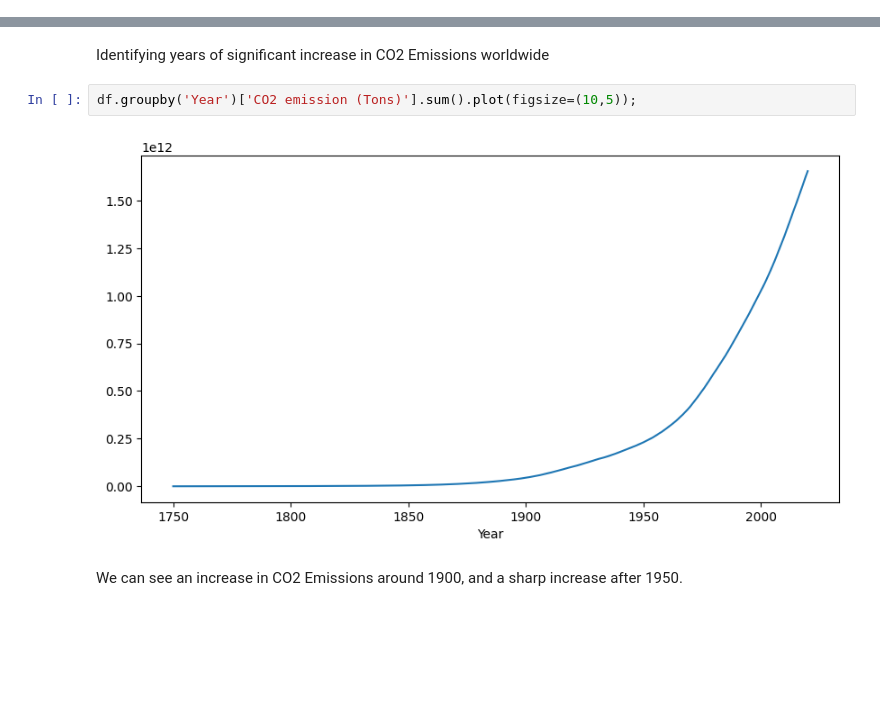
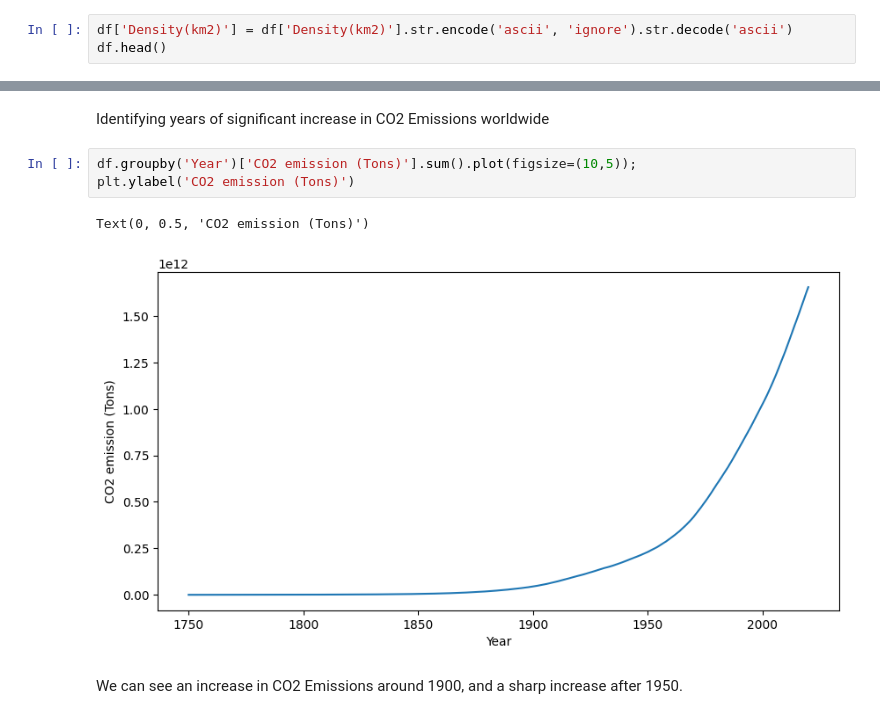
Before and after one commit to DanielBrechner/World-CO2-Emissions-Analysis, a Jupyter notebook: app.ipynb, the cells around one changed output, grey strips where cells are left out. Cells and saved outputs as stored; diff of their text form; blank space fills up the shorter version.

```diff
--- a/app.ipynb
+++ b/app.ipynb
@@ -96,0 +101,3 @@ df.head()
+# %%
+df['Density(km2)'] = df['Density(km2)'].str.encode('ascii', 'ignore').str.decode('ascii')
+df.head()
@@ -100,8 +116,10 @@ df.head()
 Identifying years of significant increase in CO2 Emissions worldwide
 # %%
 df.groupby('Year')['CO2 emission (Tons)'].sum().plot(figsize=(10,5));
+plt.ylabel('CO2 emission (Tons)')
 # %% [output]
+Text(0, 0.5, 'CO2 emission (Tons)')
-[figure, old version]
+[figure, new version]
 # %% [markdown]
 We can see an increase in CO2 Emissions around 1900, and a sharp increase after 1950.
 # %% [markdown]
```
Also changed, not shown: parts of 11 cells of this notebook.
